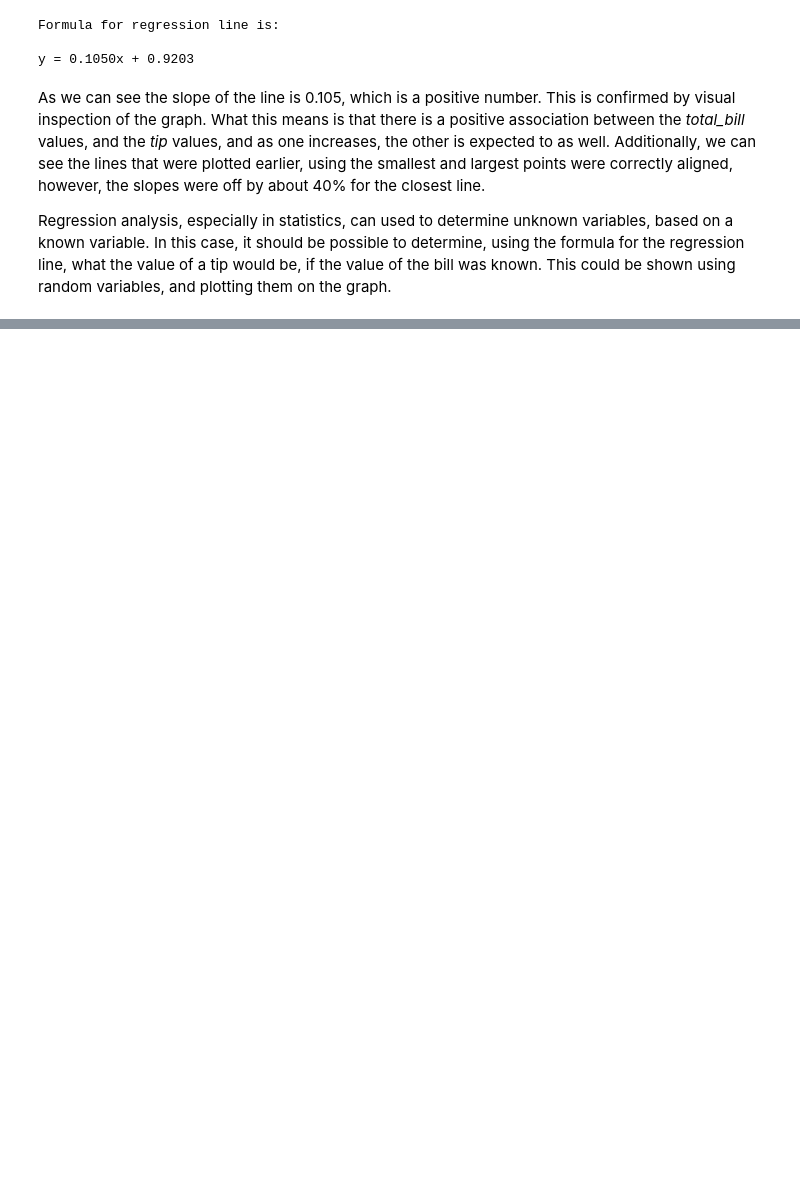
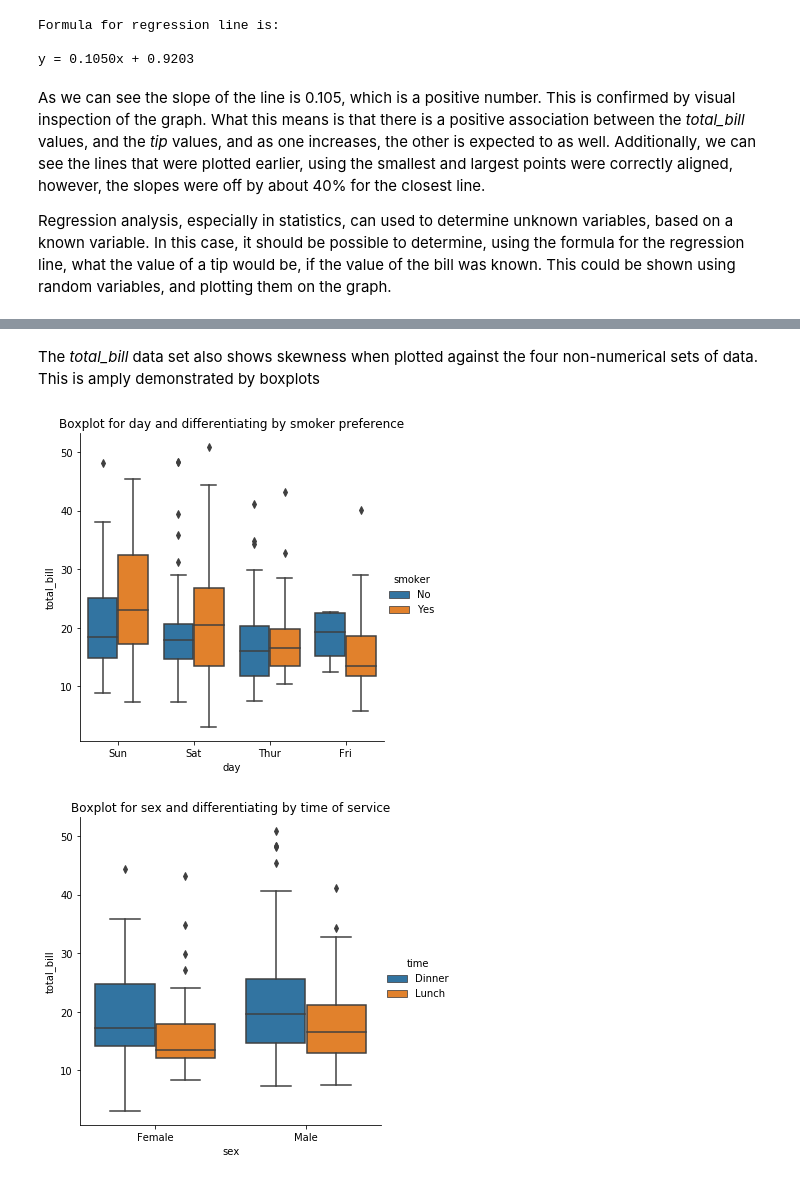
Before and after one commit to Clauric/FoDA-Assessment, a Jupyter notebook: Tips dataset review.ipynb, the cells around one changed output, grey strips where cells are left out. Saved outputs shown, nothing was run; the diff lists cells and outputs as text; code cells hidden in the pictures; blank space fills up the shorter version.

```diff
--- a/Tips dataset review.ipynb
+++ b/Tips dataset review.ipynb
@@ -703,0 +733,21 @@ It should be noted that as the values in the *total_bill* data set grew larger,
+# %% [markdown]
+The *total_bill* data set also shows skewness when plotted against the four non-numerical sets of data. This is amply demonstrated by boxplots
+# %%
+# Show skewness in 4 non-numerical sets of data, when plotted against total_bill
+
+# Boxplot for day and differentiating by smoker
+sns.catplot(x="day", y="total_bill", hue="smoker", kind = "box", data = tips_ds)
+
+# Title and show plot
+plt.title("Boxplot for day and differentiating by smoker preference")
+plt.show()
+
+# Boxplot for gender and differentiating by time
+sns.catplot(x="sex", y="total_bill", hue="time", kind = "box", data = tips_ds)
+
+# Title and show plot
+plt.title("Boxplot for sex and differentiating by time of service")
+plt.show()
+# %% [output]
+[figure, added]
+[figure, added]
```
Also changed, not shown: parts of 16 cells of this notebook.
